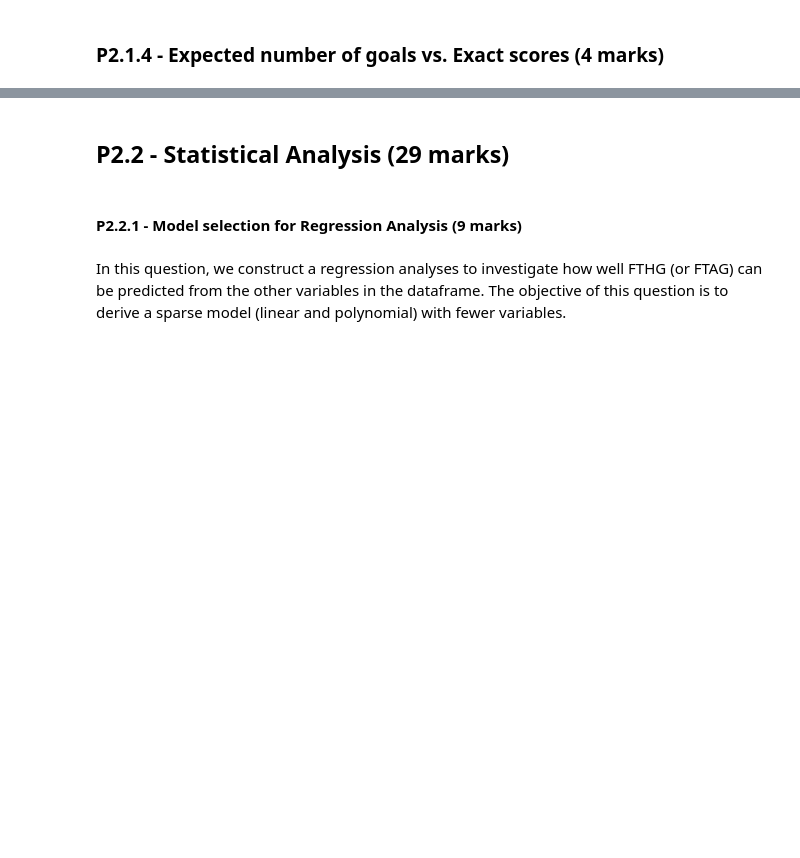
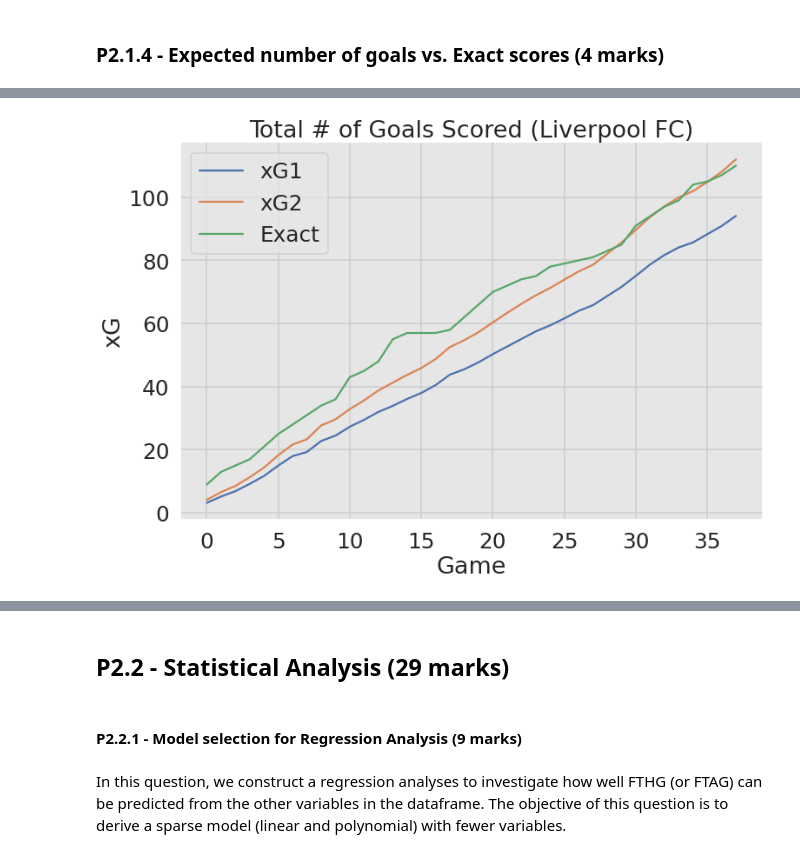
Before and after one commit to Joyfreaky/Computational-Data-Science, a Jupyter notebook: P2.ipynb, the cells around one changed output, grey strips where cells are left out. Saved outputs shown, nothing was run; the diff lists cells and outputs as text; code cells hidden in the pictures; blank space fills up the shorter version.

```diff
--- a/P2.ipynb
+++ b/P2.ipynb
@@ -171,0 +280,94 @@ xG = xG_plot(df)
+# %%
+
+def xG_plot(df):
+    df_xG = df[['Date','HomeTeam', 'AwayTeam', 'HS', 'AS', 'HST', 'AST','FTHG','FTAG']] # create a dataframe with necessary columns
+    df_xG.dropna(inplace=True) # drop rows with NaN
+
+
+    df_xG.rename(columns={'HomeTeam':'Home', 'AwayTeam':'Away'}, inplace=True) # rename columns
+    df_xG.rename(columns={'HS':'Home_Shots', 'AS':'Away_Shots', 'HST':'Home_Shots_Target', 'AST':'Away_Shots_Target', 'FTHG':'Home_Score', 'FTAG':'Away_Score'}, inplace=True) # rename columns
+
+    for i in range(len(df_xG)): # for each row
+        if(df_xG.loc[i, 'Home'] == "Liverpool"):    # if home team is Liverpool
+            df_xG.loc[i, 'Home'] = "Liverpool FC"   # change home team to Liverpool FC
+        if(df_xG.loc[i, 'Away'] == "Liverpool"):    # if away team is Liverpool
+            df_xG.loc[i, 'Away'] = "Liverpool FC"   # change away team to Liverpool FC
+
+        if((df_xG.loc[i, 'Home'] == "Liverpool FC") or (df_xG.loc[i, 'Away'] == "Liverpool FC")): # if home or away team is Liverpool FC
+            df_xG.loc[i, 'Team'] = "Liverpool FC" # change team to Liverpool FC
+
+        else: # if home or away team is not Liverpool FC
+            df_xG.loc[i, 'Team'] = "drop" # drop row
+
+    df_xG = df_xG[df_xG['Team'] != "drop"] # drop rows with "drop"
+    df_xG.rename(columns={'Team':'Team'}, inplace=True) # rename columns
+    df_xG.rename(columns={'Home_Shots':'Home_Shots', 'Away_Shots':'Away_Shots', 'Home_Shots_Target':'Home_Shots_Target', 'Away_Shots_Target':'Away_Shots_Target', 'Home_Score':'Home_Score', 'Away_Score':'Away_Score'}, inplace=True) # rename columns
+    df_xG.drop(columns=['Home','Away'], inplace=True) # drop index
+
+    # Convert string into date
+    df_xG['Date'] = pd.to_datetime(df_xG['Date'])
+
+    # Create new column with date
+    df_xG['Date'] = df_xG['Date'].dt.date
+
+    # Sort columns index by date
+    df_xG = df_xG.sort_values(by='Date')
+
+    # Create a dataframe with only the columns we need
+    df_xG = df_xG[['Date','Team','Home_Shots','Away_Shots','Home_Shots_Target','Away_Shots_Target','Home_Score','Away_Score']]
+
+    # reset index
+    df_xG.reset_index(inplace=True)
+    df_xG.drop(columns=['index'], inplace=True)
+
+
+    for i in range(len(df_xG)): # for each row
+        df_xG.loc[i, 'xG1'] = 0.1 * (df_xG.loc[i, 'Home_Shots'] + df_xG.loc[i, 'Away_Shots']) # add xG1
+        df_xG.loc[i, 'xG2'] = 0.1 * (df_xG.loc[i, 'Home_Shots'] + df_xG.loc[i, 'Away_Shots']) + 0.05 * (df_xG.loc[i, 'Home_Shots_Target'] + df_xG.loc[i, 'Away_Shots_Target']) # add xG2
+        df_xG.loc[i, 'Exact'] = df_xG.loc[i, 'Home_Score'] + df_xG.loc[i, 'Away_Score'] # add Exact
+
+    df_xG.drop(columns=['Home_Shots','Away_Shots','Home_Shots_Target','Away_Shots_Target','Home_Score','Away_Score'], inplace=True) # drop columns
+    df_xG.rename(columns={'xG1':'xG1_Exact', 'xG2':'xG2_Exact'}, inplace=True) # rename columns
+    df_xG.rename(columns={'Exact':'Exact_xG'}, inplace=True) # rename columns
+    df_xG.rename(columns={'Team':'Team_xG'}, inplace=True) # rename columns
+
+    # Calculate running total/cumulative of xG1 and xG2
+    df_xG['xG1_Total'] = df_xG.groupby('Team_xG')['xG1_Exact'].cumsum()
+    df_xG['xG2_Total'] = df_xG.groupby('Team_xG')['xG2_Exact'].cumsum()
+    df_xG['Exact_Total'] = df_xG.groupby('Team_xG')['Exact_xG'].cumsum()
+
+    # Calculate running mean of xG1 and xG2
+    for i in range(len(df_xG)):
+        df_xG.loc[i, 'xG1_Mean'] = df_xG.loc[i, 'xG1_Total'] / (i + 1)
+        df_xG.loc[i, 'xG2_Mean'] = df_xG.loc[i, 'xG2_Total'] / (i + 1)
+        df_xG.loc[i, 'Exact_Mean'] = df_xG.loc[i, 'Exact_Total'] / (i + 1)
+
+
+    # Plot running total/cumulative of xG1 and xG2
+    plt.figure(figsize=(12,8))
+    plt.plot(df_xG['xG1_Total'], label='xG1')
+    plt.plot(df_xG['xG2_Total'], label='xG2')
+    plt.plot(df_xG['Exact_Total'], label='Exact')
+    plt.legend()
+    plt.title('Total # of Goals Scored (Liverpool FC)')
+    plt.xlabel('Game')
+    plt.ylabel('xG')
+
+    # plot running mean of xG1 and xG2
+    plt.figure(figsize=(12,8))
+    plt.plot(df_xG['xG1_Mean'], label='xG1')
+    plt.plot(df_xG['xG2_Mean'], label='xG2')
+    plt.plot(df_xG['Exact_Mean'], label='Exact')
+    plt.legend()
+    plt.title('Running Mean Expected Goals (Liverpool FC)')
+    plt.xlabel('Game')
+    plt.ylabel('xG')
+
+    team = "Liverpool FC"
+    xG1 = df_xG[df_xG['Team_xG'] == team]['xG1_Mean'].iloc[-1]
+    xG2 = df_xG[df_xG['Team_xG'] == team]['xG2_Mean'].iloc[-1]
+
+    return {team:(xG1, xG2)} # just for an example. your result might differ from this definition.
+xG = xG_plot(df)
+# %% [output]
+[figure, added]
```
Also changed, not shown: parts of 13 cells of this notebook, 7 other files.
